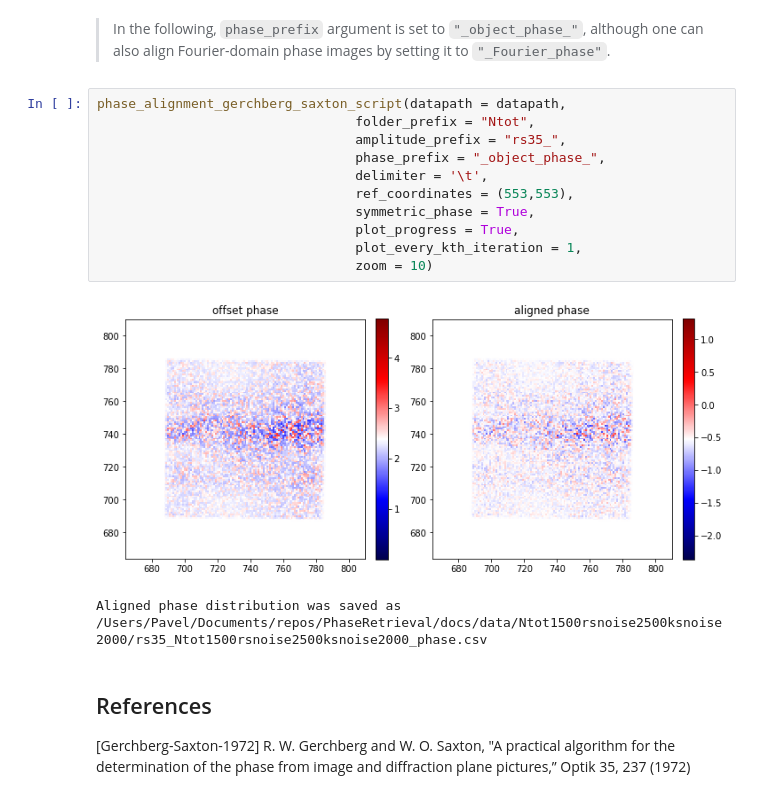
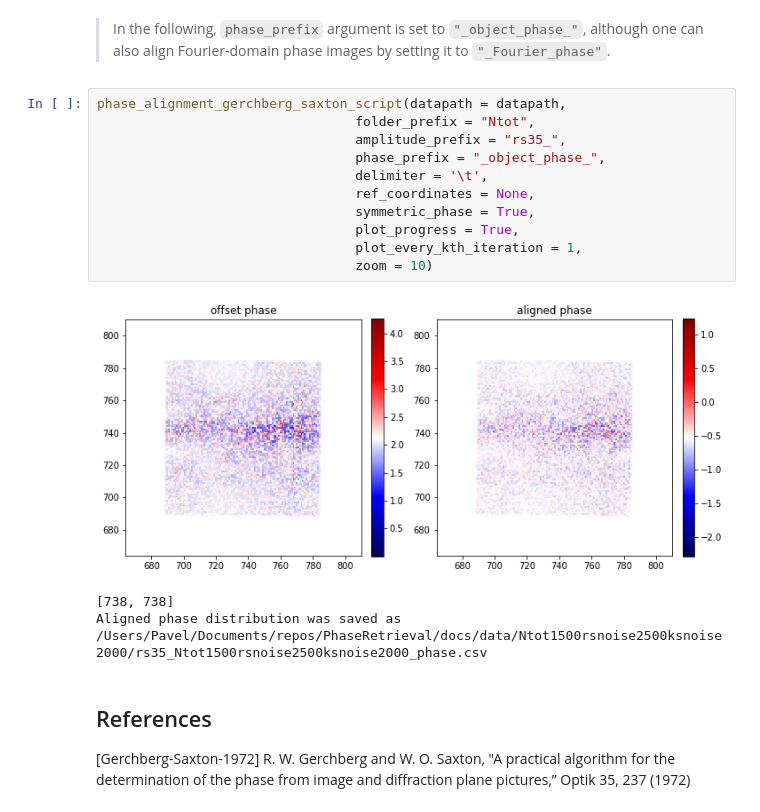
Before and after one commit to pkliui/PhaseRetrieval, a Jupyter notebook: docs/PhaseRetrieval.ipynb, the cells around one changed output. Drawn from its saved outputs; the diff is of its cells as text.

Commit message:
changed how ref_coordinates are set for images of diff sizes

```diff
--- a/docs/PhaseRetrieval.ipynb
+++ b/docs/PhaseRetrieval.ipynb
@@ -929,16 +929,17 @@ None
 # %%
 phase_alignment_gerchberg_saxton_script(datapath = datapath,
                                  folder_prefix = "Ntot",
                                  amplitude_prefix = "rs35_",
                                  phase_prefix = "_object_phase_",
                                  delimiter = '\t',
-                                 ref_coordinates = (553,553),
+                                 ref_coordinates = None,
                                  symmetric_phase = True,
                                  plot_progress = True,
                                  plot_every_kth_iteration = 1,
                                  zoom = 10)
 # %% [output]
-[figure, old version]
+[figure, new version]
+[738, 738]
 Aligned phase distribution was saved as  /Users/Pavel/Documents/repos/PhaseRetrieval/docs/data/Ntot1500rsnoise2500ksnoise2000/rs35_Ntot1500rsnoise2500ksnoise2000_phase.csv
 # %% [markdown]
 ## References <a class="anchor" id="references"></a>
```
Also changed, not shown: 2 other files.
